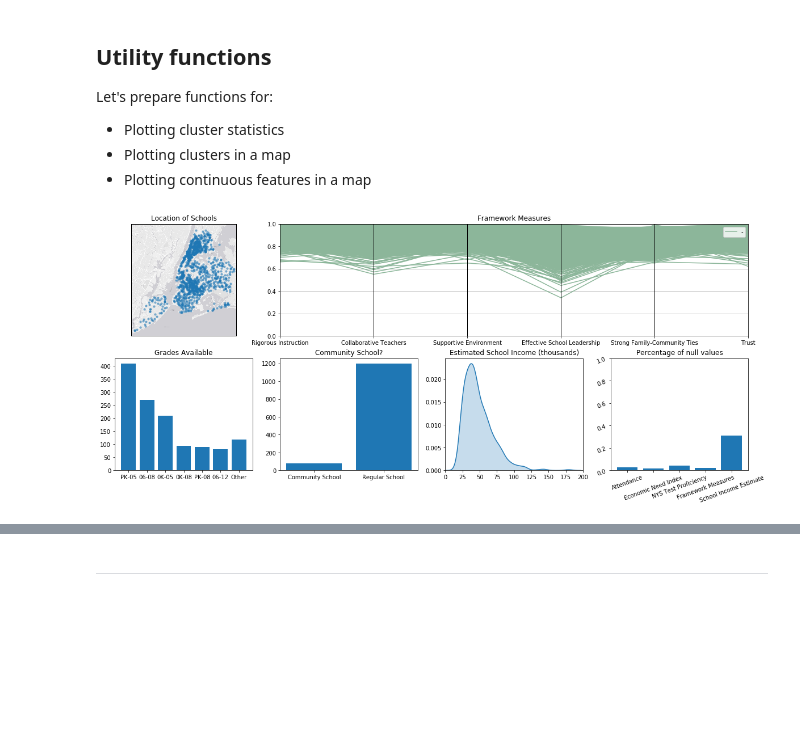
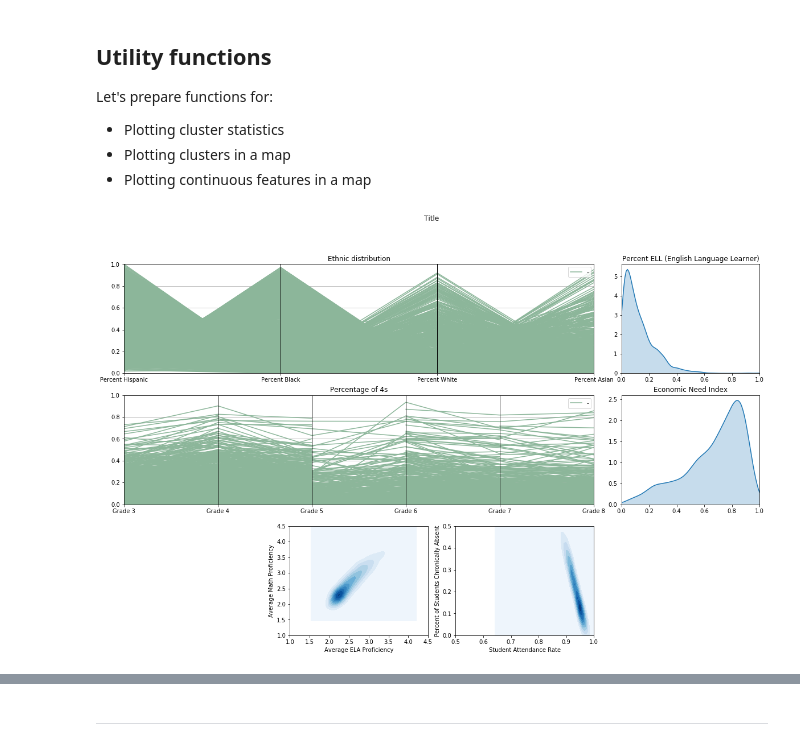
Before and after one commit to araraonline/kag-passnyc, a Jupyter notebook: notebooks/kernel-ethnic-clustering.ipynb, the cells around one changed output, grey strips where cells are left out. Saved outputs shown, nothing was run; the diff lists cells and outputs as text; code cells hidden in the pictures; blank space fills up the shorter version.

Commit message:
Cluster plot

```diff
--- a/notebooks/kernel-ethnic-clustering.ipynb
+++ b/notebooks/kernel-ethnic-clustering.ipynb
@@ -165,27 +165,48 @@ import warnings
 import matplotlib.cbook
 warnings.filterwarnings("ignore",category=matplotlib.cbook.mplDeprecation)
 # %%
-data = df.copy()
-
-# create school characteristics grid
 import matplotlib.gridspec as gridspec
 
-plt.figure(figsize=(20, 8))
-gs = gridspec.GridSpec(2, 4)
-ax1 = plt.subplot(gs[0, 0])
-ax2 = plt.subplot(gs[0, 1:])
-ax3 = plt.subplot(gs[1, 0])
-ax4 = plt.subplot(gs[1, 1])
-ax5 = plt.subplot(gs[1, 2])
-ax6 = plt.subplot(gs[1, 3])
+# aggregate grids
 
-draw_minimap(data, ax1)
-plot_framework_measures(data, ax2)
-plot_available_grades(data, ax3)
-plot_community_school(data, ax4)
-plot_estimated_income(data, ax5)
-plot_unavailable(data, ax6)
+def plot_schools_info(data, title=''):
+    fig = plt.figure(figsize=(20, 8))
+    fig.suptitle(title)
 
-plt.show()
+    gs = gridspec.GridSpec(2, 4)
+    ax1 = plt.subplot(gs[0, 0])
+    ax2 = plt.subplot(gs[0, 1:])
+    ax3 = plt.subplot(gs[1, 0])
+    ax4 = plt.subplot(gs[1, 1])
+    ax5 = plt.subplot(gs[1, 2])
+    ax6 = plt.subplot(gs[1, 3])
+
+    draw_minimap(data, ax1)
+    plot_framework_measures(data, ax2)
+    plot_available_grades(data, ax3)
+    plot_community_school(data, ax4)
+    plot_estimated_income(data, ax5)
+    plot_unavailable(data, ax6)
+
+def plot_students_info(data, title=''):
+    fig = plt.figure(figsize=(20, 12))
+    fig.suptitle(title)
+
+    gs = gridspec.GridSpec(3, 4)
+    ax1 = plt.subplot(gs[0, :3])
+    ax2 = plt.subplot(gs[0, 3])
+    ax3 = plt.subplot(gs[1, :3])
+    ax4 = plt.subplot(gs[1, 3])
+    ax5 = plt.subplot(gs[2, 1])
+    ax6 = plt.subplot(gs[2, 2])
+
+    plot_ethnic_distribution(data, ax1)
+    plot_ell(data, ax2)
+    plot_percentage_of_4s(data.index, ax3)
+    plot_eni(data, ax4)
+    plot_proficiency(data, ax5)
+    plot_attendance(data, ax6)
+
+plot_students_info(df, 'Title')
 # %% [output]
-[figure, old version]
+[figure, new version]
```
Also changed, not shown: parts of 5 cells of this notebook.
